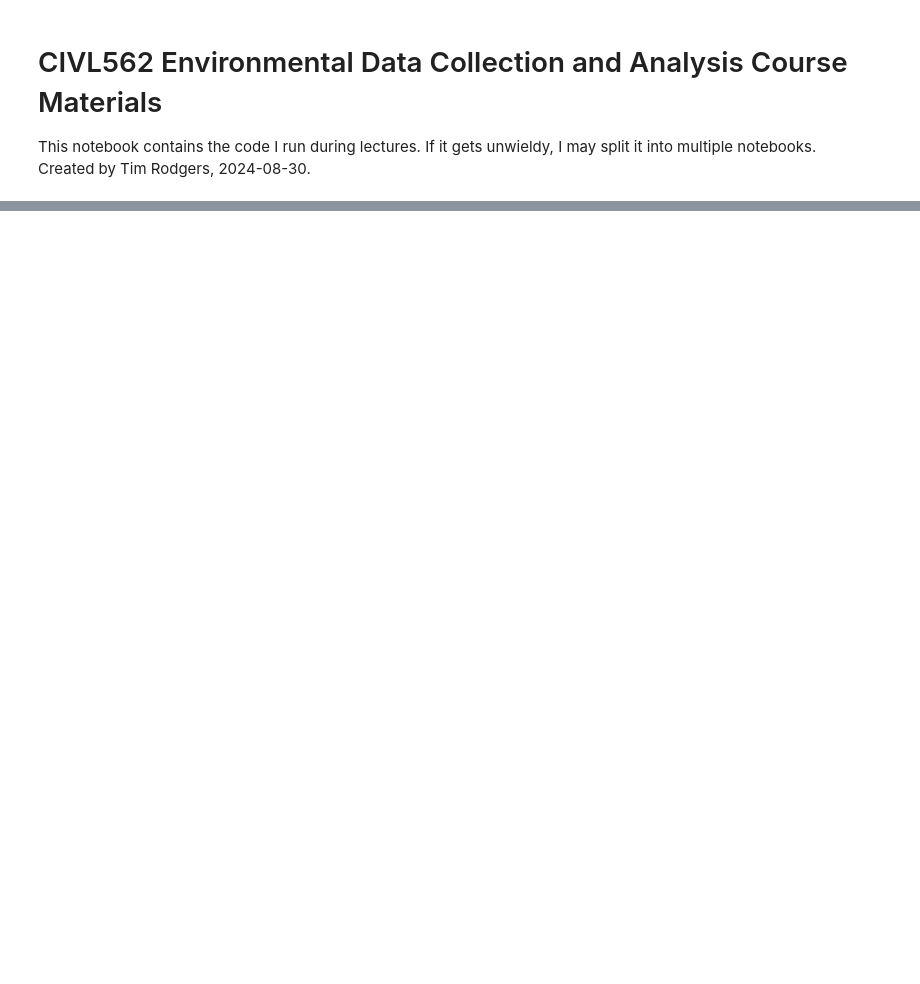
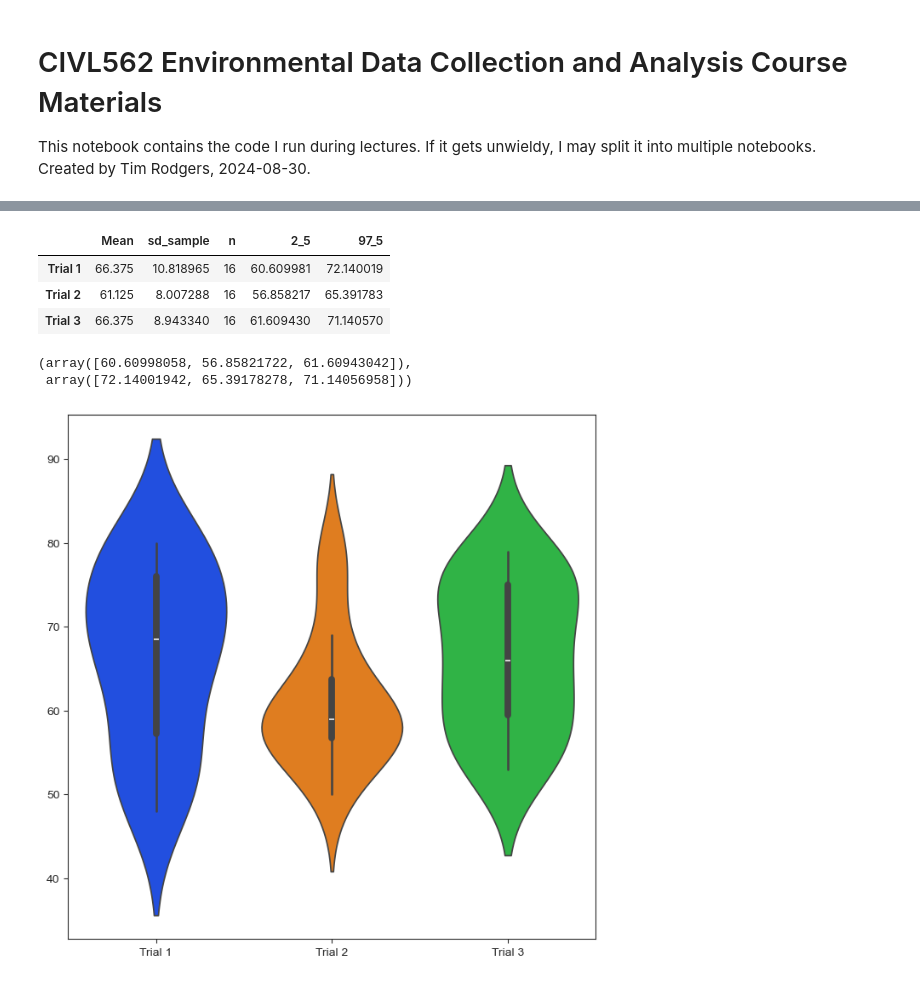
Before and after one commit to tfmrodge/CIVL562_EnvData, a Jupyter notebook: CIVL562_CourseMaterials.ipynb, the cells around one changed output, grey strips where cells are left out. Saved outputs shown, nothing was run; the diff lists cells and outputs as text; code cells hidden in the pictures; blank space fills up the shorter version.

Commit message:
Updated with lecture 2 material
Updated with lecture 2 material
Added data analysis of the confidence interval.

```diff
--- a/CIVL562_CourseMaterials.ipynb
+++ b/CIVL562_CourseMaterials.ipynb
@@ -95,0 +71,4 @@ ax.set_xlim([0,5]);
+# %%
+#First, we will import our typing speed dataset
+tsdf = pd.read_csv('Data/lec2_typingspeed.csv')
+tsdf
@@ -95,0 +93,7 @@ ax.set_xlim([0,5]);
+# %%
+#First, lets calculate the average and standard deviation for each person
+tsdf.loc[:,'mean'] = tsdf.loc[:,'Trial 1':'Trial 3'].mean(axis=1)
+#Pandas calculates the sample standard deviation ()
+tsdf.loc[:,'sd_sample'] = tsdf.loc[:,'Trial 1':'Trial 3'].std(axis=1)
+tsdf.loc[:,'sd_pop'] = tsdf.loc[:,'Trial 1':'Trial 3'].std(axis=1,ddof=0)
+tsdf.loc[:,['Person','mean','sd_sample','sd_pop']]
@@ -95,0 +145,24 @@ ax.set_xlim([0,5]);
+# %%
+#Confidence Interval - did people get better? lets see how different the 95% confidence intervals are
+import scipy.stats
+#First, we can do this manually
+alpha = 0.05
+tdf.loc[:,'2_5'] = tdf.Mean - tdf.sd_sample/np.sqrt(tdf.n) * scipy.stats.t.ppf((1 + (1-alpha)) / 2., tdf.n-1)
+tdf.loc[:,'97_5'] = tdf.Mean + tdf.sd_sample/np.sqrt(tdf.n) * scipy.stats.t.ppf((1 + (1-alpha)) / 2., tdf.n-1)
+tdf
+# %% [output]
+|  | Mean | sd_sample | n | 2_5 | 97_5 |
+| Trial 1 | 66.375 | 10.818965 | 16 | 60.609981 | 72.140019 |
+| Trial 2 | 61.125 | 8.007288 | 16 | 56.858217 | 65.391783 |
+| Trial 3 | 66.375 | 8.943340 | 16 | 61.609430 | 71.140570 |
+# %%
+#Or, calculate directly with scipy
+scipy.stats.t.interval((1-alpha),tdf.n-1,loc=tdf.Mean,scale=tdf.sd_sample/np.sqrt(tdf.n))
+# %% [output]
+(array([60.60998058, 56.85821722, 61.60943042]),
+ array([72.14001942, 65.39178278, 71.14056958]))
+# %%
+fig,ax = plt.subplots(figsize=(8,8))
+sns.violinplot(data=tsdf.loc[:,'Trial 1':'Trial 3'],ax=ax);
+# %% [output]
+[figure, added]
```
Also changed, not shown: parts of 13 cells of this notebook, 1 other file.
